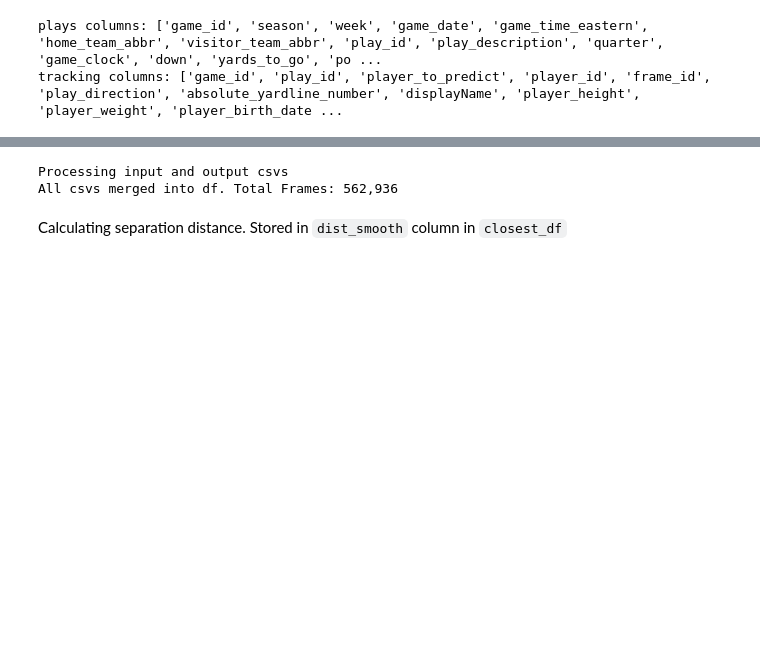
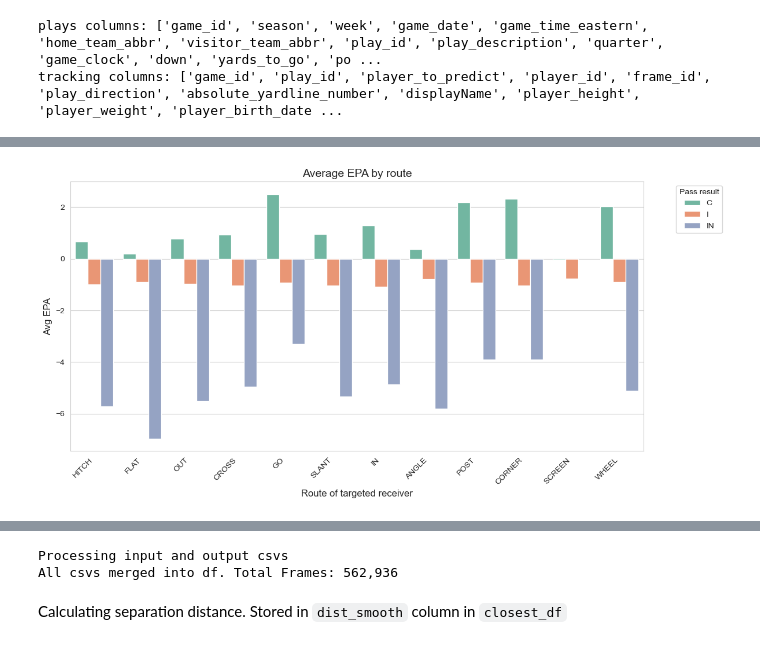
Before and after one commit to glitched-shadeslayer/nfl-pass-play-analytics, a Jupyter notebook: analysis_and_panic_index_merged.ipynb, the cells around one changed output, grey strips where cells are left out. Cells and saved outputs as stored; diff of their text form; code cells hidden in the pictures; blank space fills up the shorter version.

```diff
--- a/analysis_and_panic_index_merged.ipynb
+++ b/analysis_and_panic_index_merged.ipynb
@@ -798,0 +165,36 @@ $$
+# %%
+numeric_cols = [c for c in ['yards_gained', 'expected_points_added'] if c in plays.columns]
+agg_spec = {
+    'plays': ('play_id', 'nunique')
+}
+for col in numeric_cols:
+    agg_spec[f'avg_{col}'] = (col, 'mean')
+
+route_summary = (
+    plays[['route_of_targeted_receiver', 'pass_result', 'play_id'] + numeric_cols]
+    .dropna(subset=['route_of_targeted_receiver'])
+    .groupby(['route_of_targeted_receiver', 'pass_result'])
+    .agg(**agg_spec)
+    .reset_index()
+    .sort_values('plays', ascending=False)
+)
+
+if not route_summary.empty and 'avg_expected_points_added' in route_summary.columns:
+    top_summary = route_summary
+    plt.figure(figsize=(12, 6))
+    sns.barplot(
+        data=top_summary,
+        x='route_of_targeted_receiver',
+        y='avg_expected_points_added',
+        hue='pass_result',
+        palette='Set2'
+    )
+    plt.title('Average EPA by route')
+    plt.xlabel('Route of targeted receiver')
+    plt.ylabel('Avg EPA')
+    plt.xticks(rotation=45, ha='right')
+    plt.legend(title='Pass result', bbox_to_anchor=(1.05, 1), loc='upper left')
+    plt.tight_layout()
+    plt.show()
+# %% [output]
+[figure, added]
```
Also changed, not shown: parts of 66 cells of this notebook.
